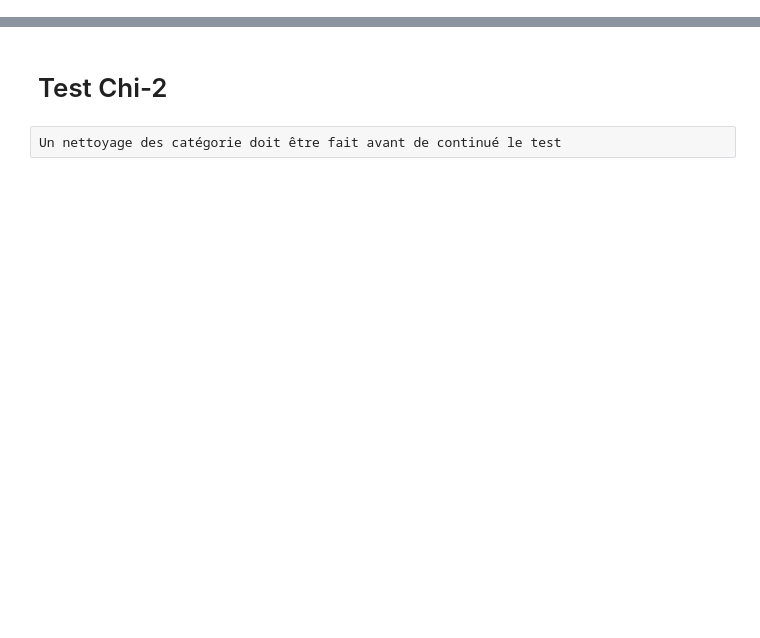
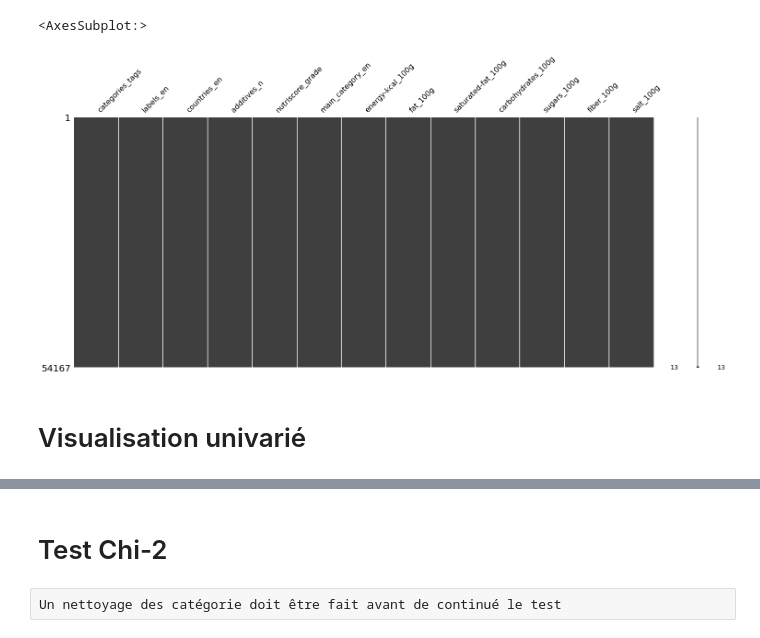
Before and after one commit to Nasae/drink_app, a Jupyter notebook: P3_03_Exploration.ipynb, the cells around one changed output, grey strips where cells are left out. Cells and saved outputs as stored; diff of their text form; code cells hidden in the pictures; blank space fills up the shorter version.

```diff
--- a/P3_03_Exploration.ipynb
+++ b/P3_03_Exploration.ipynb
@@ -42,3 +38,10 @@ data.head()
+# %%
+missingno.matrix(data)
+# %% [output]
+<AxesSubplot:>
+[figure, added]
+# %% [markdown]
+# Visualisation univarié
 # %%
 data.nunique()
 # %% [output]
```
Also changed, not shown: parts of 63 cells of this notebook, 3 other files.
